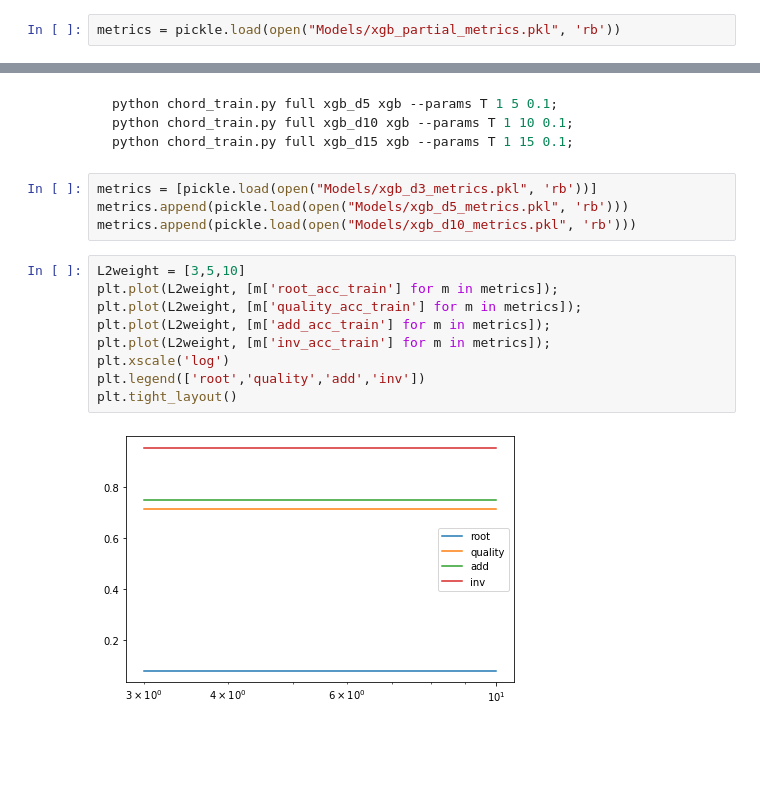
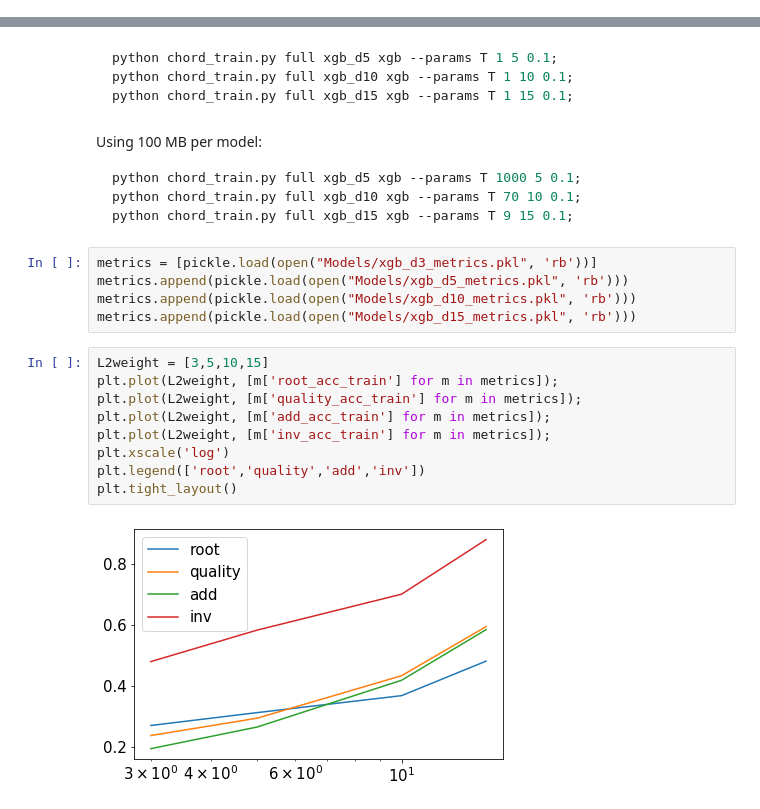
Before and after one commit to tristanlmiller/auto-guitar-tabs, a Jupyter notebook: Other models.ipynb, the cells around one changed output, grey strips where cells are left out. Saved outputs shown, nothing was run; the diff lists cells and outputs as text; blank space fills up the shorter version.

````diff
--- a/Other models.ipynb
+++ b/Other models.ipynb
@@ -223,5 +223,3 @@ plt.tight_layout()
 Test that the new chord_train works.
 
 ```python chord_train.py partial_lr xgb_partial xgb --params T 10 5 0.1```
-# %%
-metrics = pickle.load(open("Models/xgb_partial_metrics.pkl", 'rb'))
@@ -252,21 +235,30 @@ python chord_train.py full xgb_d5 xgb --params T 1 5 0.1;
 python chord_train.py full xgb_d10 xgb --params T 1 10 0.1;
 python chord_train.py full xgb_d15 xgb --params T 1 15 0.1;
 ```
+# %% [markdown]
+Using 100 MB per model:
+
+```python chord_train.py full xgb_d3 xgb --params T 3000 3 0.1;
+python chord_train.py full xgb_d5 xgb --params T 1000 5 0.1;
+python chord_train.py full xgb_d10 xgb --params T 70 10 0.1;
+python chord_train.py full xgb_d15 xgb --params T 9 15 0.1;
+```
 # %%
 metrics = [pickle.load(open("Models/xgb_d3_metrics.pkl", 'rb'))]
 metrics.append(pickle.load(open("Models/xgb_d5_metrics.pkl", 'rb')))
 metrics.append(pickle.load(open("Models/xgb_d10_metrics.pkl", 'rb')))
+metrics.append(pickle.load(open("Models/xgb_d15_metrics.pkl", 'rb')))
 # %%
-L2weight = [3,5,10]
+L2weight = [3,5,10,15]
 plt.plot(L2weight, [m['root_acc_train'] for m in metrics]);
 plt.plot(L2weight, [m['quality_acc_train'] for m in metrics]);
 plt.plot(L2weight, [m['add_acc_train'] for m in metrics]);
 plt.plot(L2weight, [m['inv_acc_train'] for m in metrics]);
 plt.xscale('log')
 plt.legend(['root','quality','add','inv'])
 plt.tight_layout()
 # %% [output]
-[figure, old version]
+[figure, new version]
 # %%
 curr_metric = 'root_cmat_train'
 ticks = np.arange(0,metrics[2][curr_metric].shape[1],1.0)
````
Also changed, not shown: parts of 9 cells of this notebook, 1 other file.
